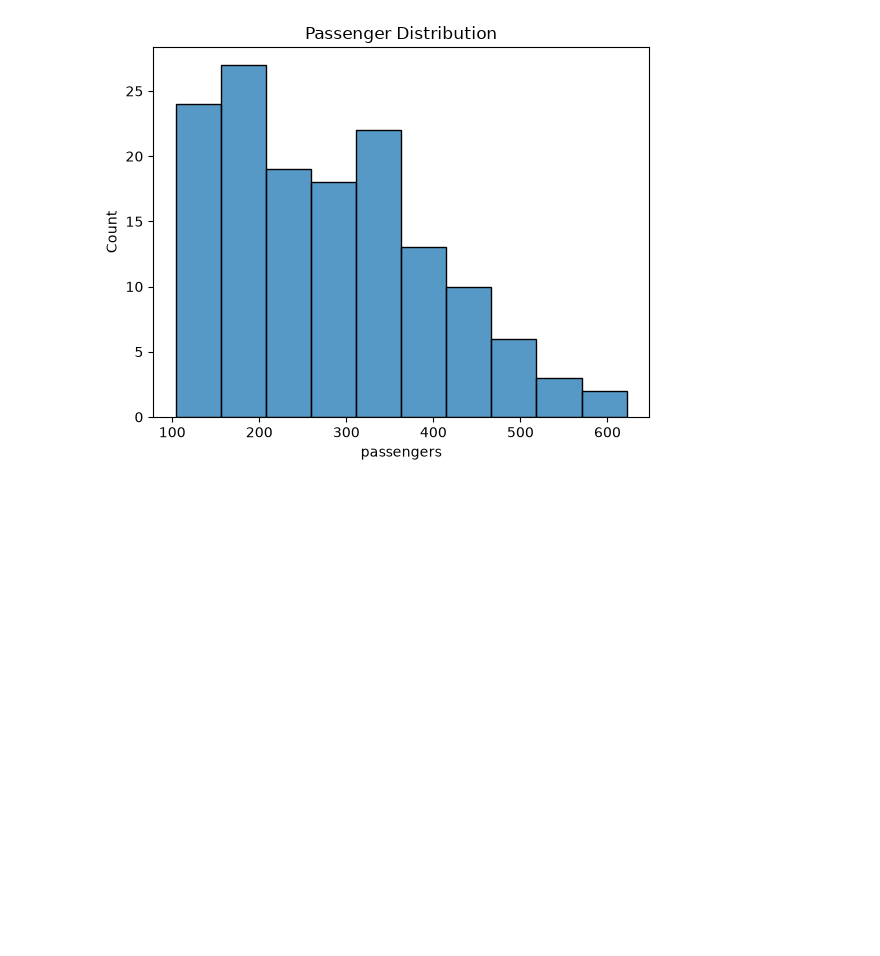
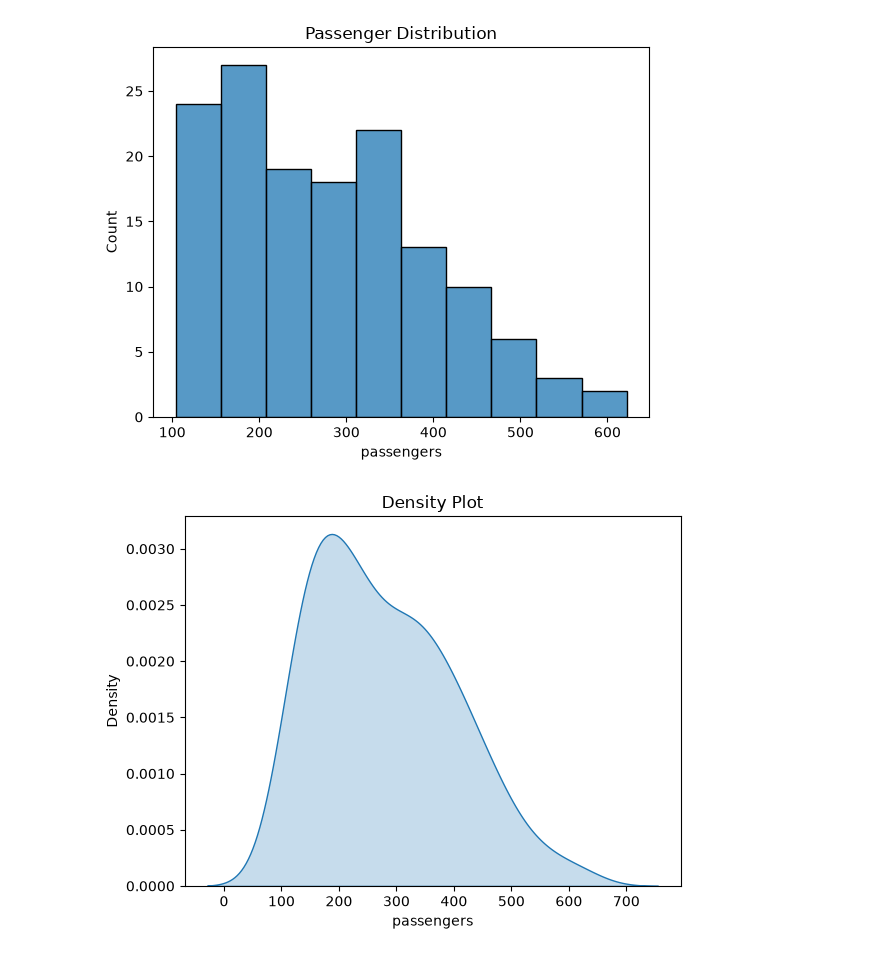
Before and after one commit to BatteryOrVansh/PythonHustle, a Jupyter notebook: Summer_Internship_Training/Visualization/Seaborn_analysis.ipynb, the cells around one changed output. Saved outputs shown, nothing was run; the diff lists cells and outputs as text; code cells hidden in the pictures; blank space fills up the shorter version.

Commit message:
add kde plot

```diff
--- a/Summer_Internship_Training/Visualization/Seaborn_analysis.ipynb
+++ b/Summer_Internship_Training/Visualization/Seaborn_analysis.ipynb
@@ -63,3 +63,11 @@ plt.title("Passenger Distribution")
 plt.show()
 # %% [output]
 [figure]
+# %%
+
+# KDE Plot: Passengers
+sns.kdeplot(ft["passengers"], fill=True)
+plt.title("Density Plot")
+plt.show()
+# %% [output]
+[figure, added]
```
